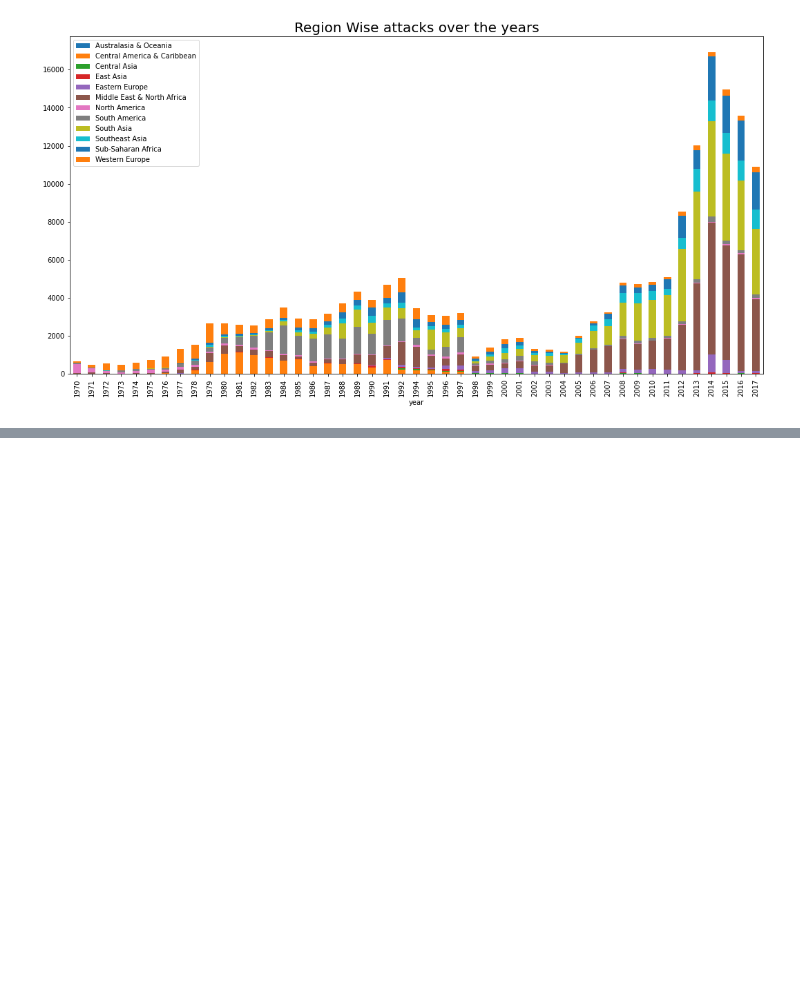
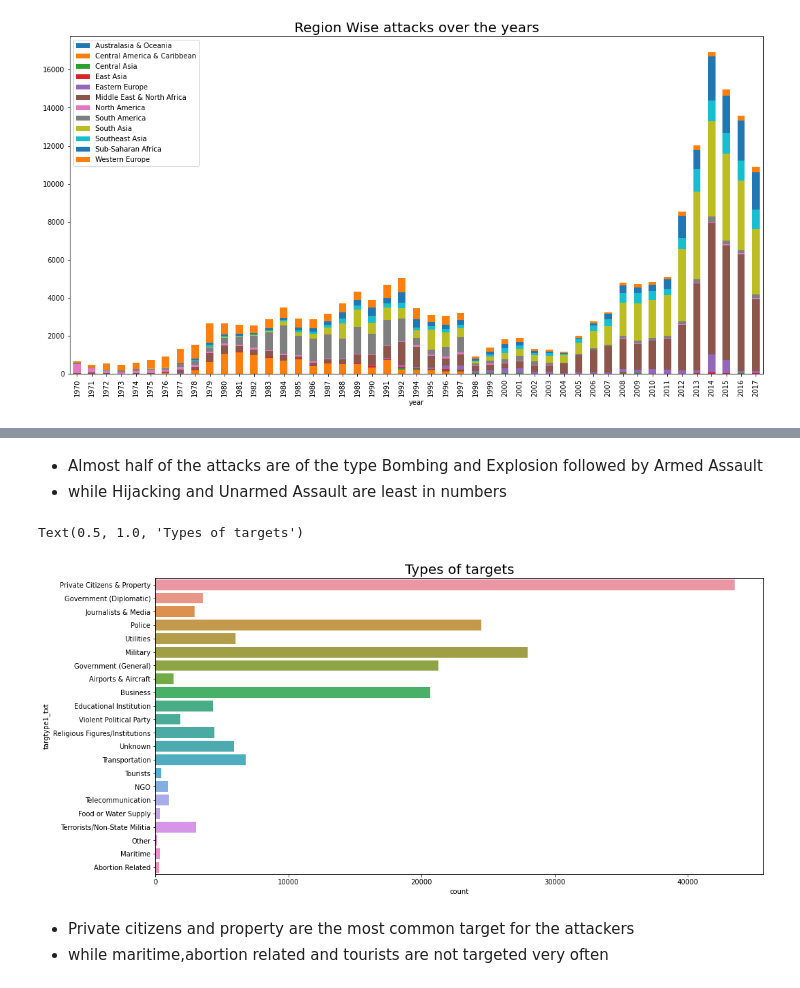
Before and after one commit to Shreyash-Jagdale/Shreyash_Jagdale, a Jupyter notebook: Individual_notebook.ipynb, the cells around one changed output, grey strips where cells are left out. Drawn from its saved outputs; the diff is of its cells as text; code cells hidden in the pictures; blank space fills up the shorter version.

```diff
--- a/Individual_notebook.ipynb
+++ b/Individual_notebook.ipynb
@@ -179,0 +209,14 @@ plt.legend(loc=2,prop={'size':10})
+# %% [markdown]
+* Almost half of the attacks are of the type Bombing and Explosion followed by Armed Assault
+* while Hijacking and Unarmed Assault are least in numbers
+# %%
+# to know the types of targets
+plt.figure(figsize=(16,8))
+sns.countplot(y='targtype1_txt',data=df)
+plt.title('Types of targets',fontsize=20)
+# %% [output]
+Text(0.5, 1.0, 'Types of targets')
+[figure, added]
+# %% [markdown]
+* Private citizens and property are the most common target for the attackers
+* while maritime,abortion related and tourists are not targeted very often
```
Also changed, not shown: parts of 7 cells of this notebook.
